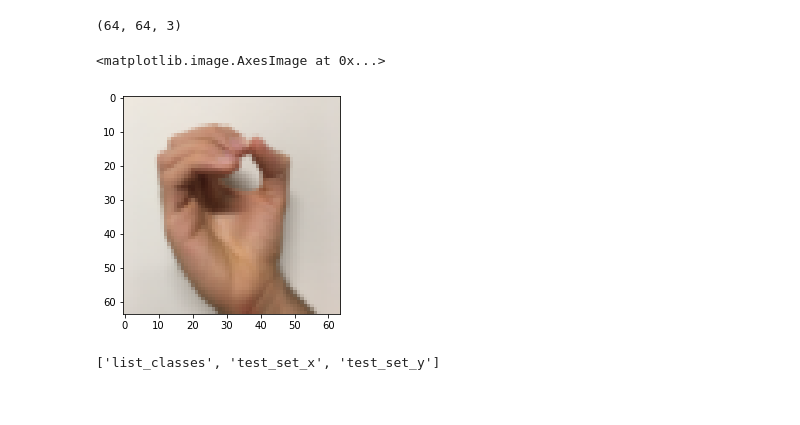
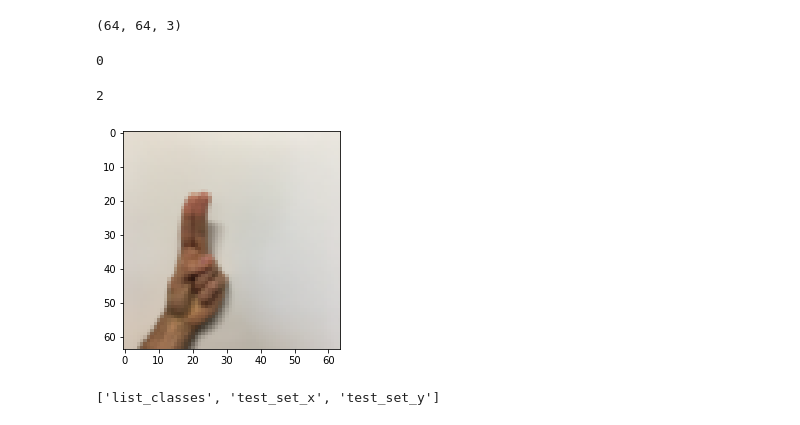
Before and after one commit to alif-munim/deep-learning, a Jupyter notebook: tf-hand-signs/hand-signs.ipynb, the cells around one changed output. Saved outputs shown, nothing was run; the diff lists cells and outputs as text; code cells hidden in the pictures.

```diff
--- a/tf-hand-signs/hand-signs.ipynb
+++ b/tf-hand-signs/hand-signs.ipynb
@@ -43,15 +43,23 @@ test_set = h5py.File('data/test_signs.h5', "r")
 # %%
-dset = train_set['train_set_x']
-data = np.array(dset[:,:,:])
-print(data[1].shape)
+dataset_train_x = train_set['train_set_x']
+data_train_x = np.array(tsetx[:,:,:])
+print(data_train_x[1].shape)
 # %% [output]
 (64, 64, 3)
+# %%
+dataset_train_y = train_set['train_set_y']
+data_train_y = np.array(dataset_train_y[:])
+print(data_train_y[1])
+# %% [output]
+0
 # %%
 file = 'test.png' # or .jpg
 imageio.imwrite(file, data[1])
-# %%
-plt.imshow(data[1])
-# %% [output]
-<matplotlib.image.AxesImage at 0x...>
-[figure, removed]
+# %%
+ex_num = 10
+plt.imshow(data_train_x[ex_num])
+print(data_train_y[ex_num])
+# %% [output]
+2
+[figure, added]
 # %%
```
Also changed, not shown: parts of 17 cells of this notebook, 1 other file.
